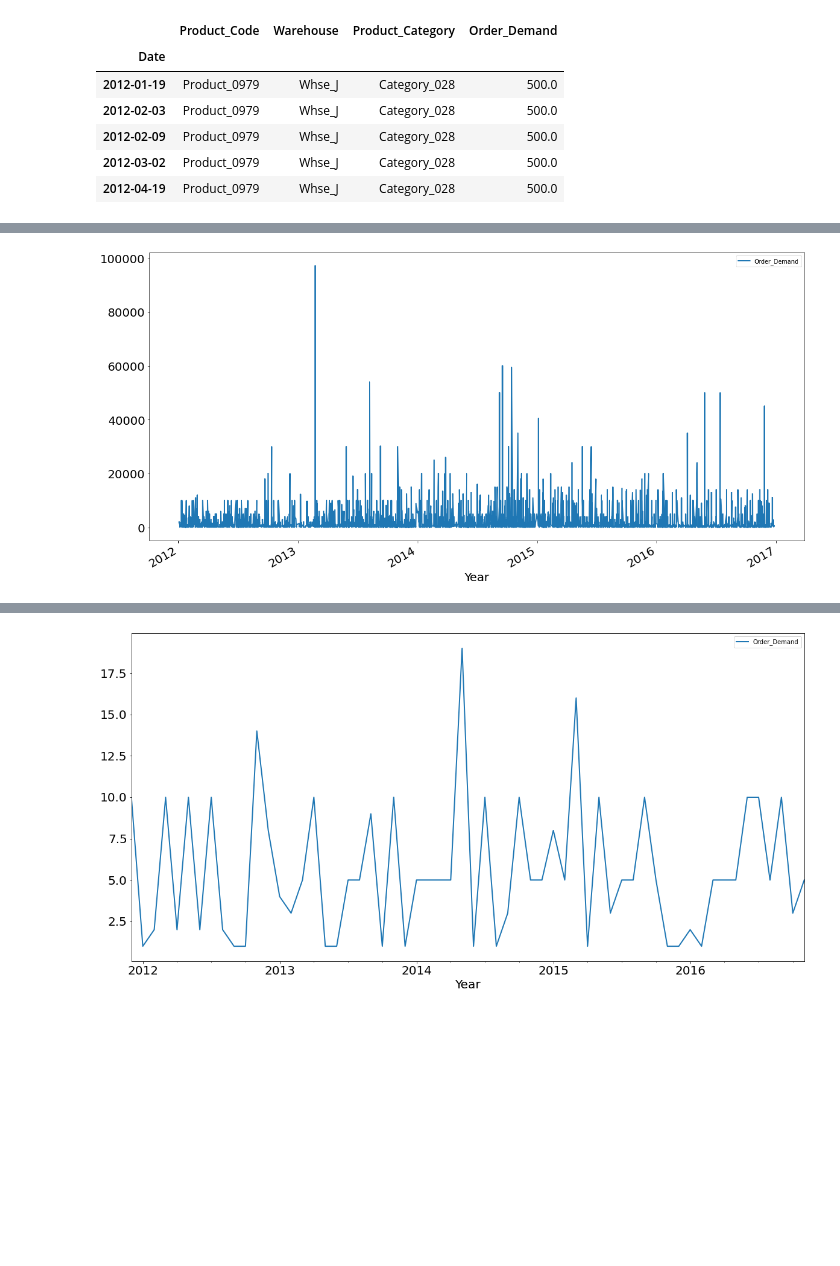
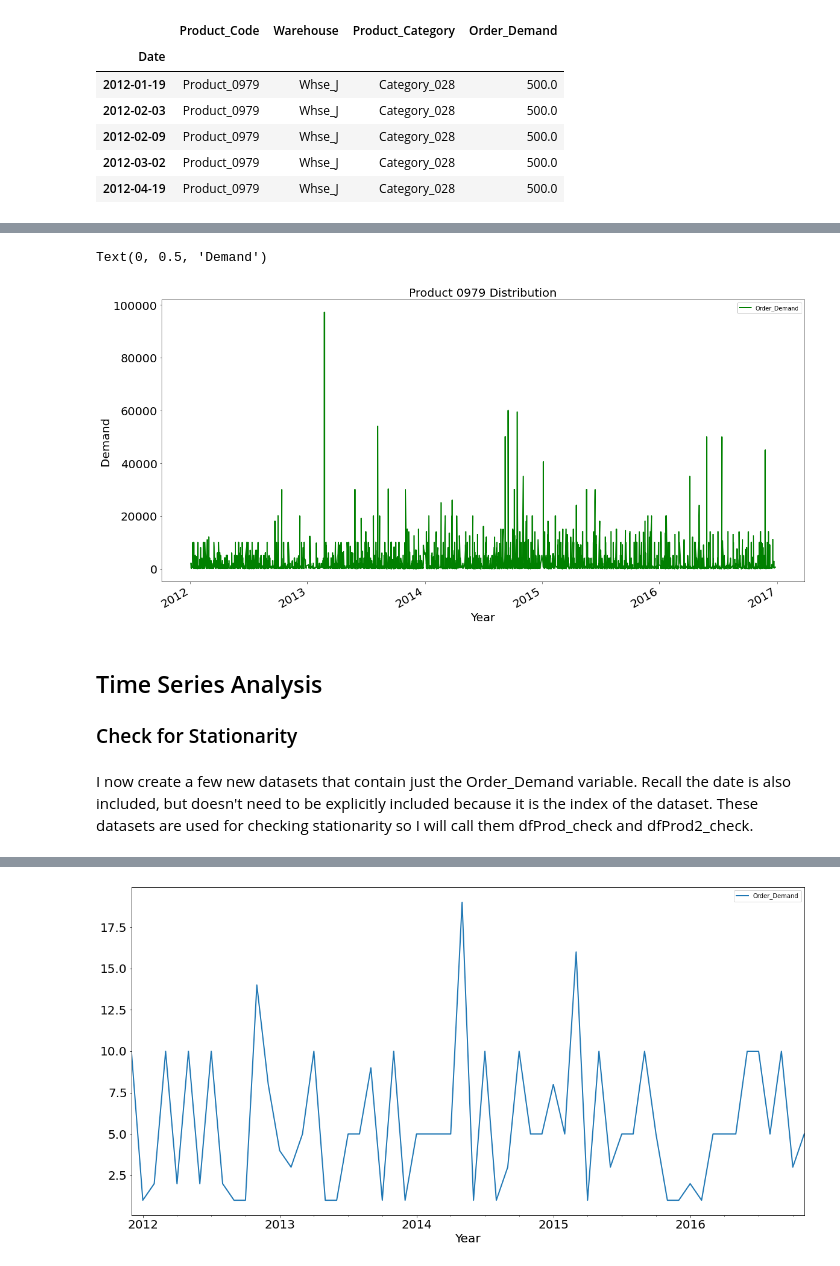
Before and after one commit to anissakhan/731-Project-5-Khan, a Jupyter notebook: Notebooks/731-Project5.ipynb, the cells around one changed output, grey strips where cells are left out. Saved outputs shown, nothing was run; the diff lists cells and outputs as text; code cells hidden in the pictures; blank space fills up the shorter version.

```diff
--- a/Notebooks/731-Project5.ipynb
+++ b/Notebooks/731-Project5.ipynb
@@ -242,8 +309,17 @@ dfProd2.head()
 # %%
-dfProd2.plot(figsize=(20,10), linewidth=2, fontsize=20)
+dfProd2.plot(figsize=(20,10), linewidth=2, fontsize=20, color='green')
 plt.xlabel('Year', fontsize=20);
+plt.title('Product 0979 Distribution', fontsize=20)
+plt.ylabel('Demand', fontsize=20)
 # %% [output]
+Text(0, 0.5, 'Demand')
-[figure, old version]
+[figure, new version]
+# %% [markdown]
+## Time Series Analysis
+
+### Check for Stationarity
+# %% [markdown]
+I now create a few new datasets that contain just the Order_Demand variable. Recall the date is also included, but doesn't need to be explicitly included because it is the index of the dataset. These datasets are used for checking stationarity so I will call them dfProd_check and dfProd2_check.
 # %%
 dfProd_check=dfProd[['Order_Demand']]
 dfProd2_check=dfProd2[['Order_Demand']]
```
Also changed, not shown: parts of 31 cells of this notebook.
